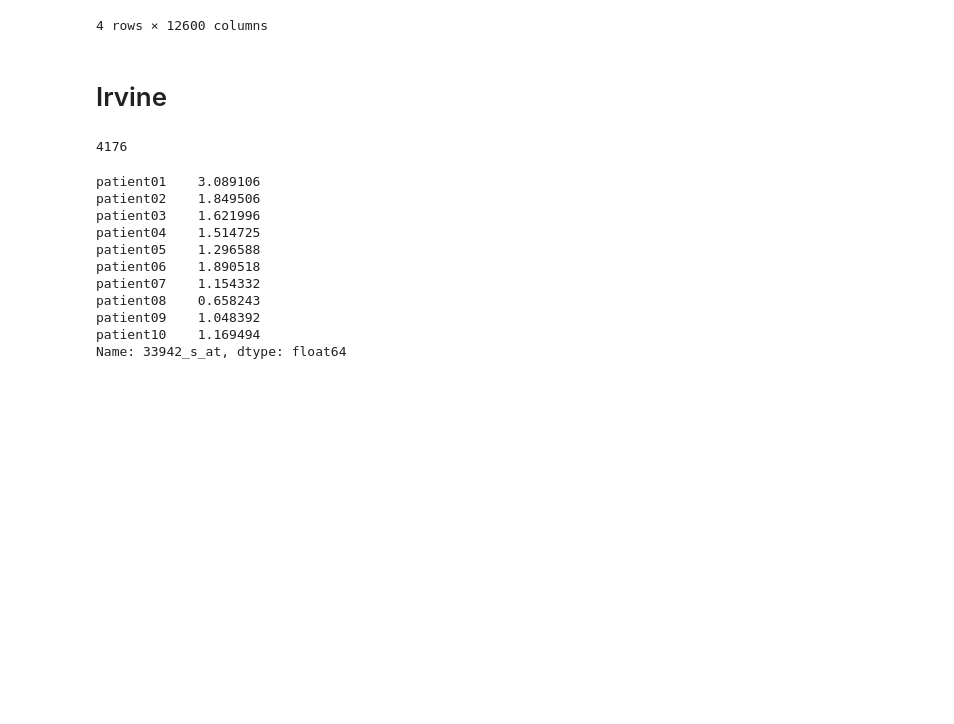
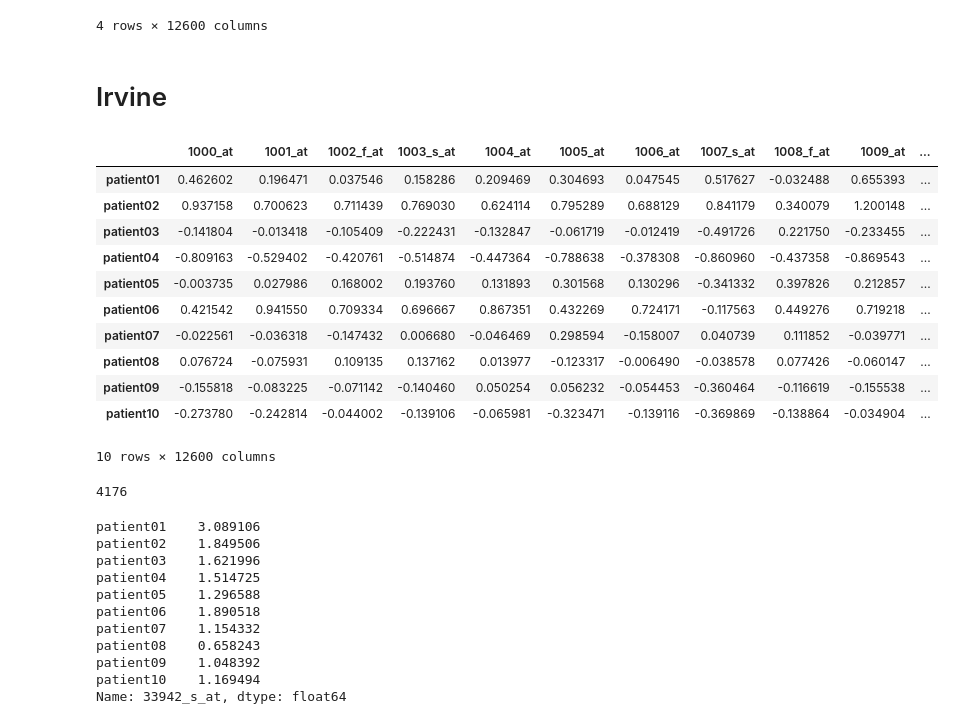
Before and after one commit to unique-subedi/604-gene-expression, a Jupyter notebook: Unique_gene_expression_master.ipynb, the cells around one changed output. Saved outputs shown, nothing was run; the diff lists cells and outputs as text; code cells hidden in the pictures; blank space fills up the shorter version.

```diff
--- a/Unique_gene_expression_master.ipynb
+++ b/Unique_gene_expression_master.ipynb
@@ -108,10 +108,23 @@ davis_diff
 # Irvine
 # %%
 irvine = expression[(expression.index.str[5] == 'I') & (expression.index.str[3] != 'c') ]
-irvine = irvine[~irvine.index.str[1].isin(['1', '2', '5', '6', '7', '9'])]
-davis_diff = davis.diff().iloc[1::2,:]
-davis_diff.index = "patient" + davis_diff.index.str[:2]
-davis_diff
+#irvine = irvine[~irvine.index.str[1].isin(['1', '2', '5', '6', '7', '9'])]
+irvine_diff = irvine.diff().iloc[1::2,:]
+irvine_diff.index = "patient" + irvine_diff.index.str[:2]
+irvine_diff
+# %% [output]
+|  | 1000_at | 1001_at | 1002_f_at | 1003_s_at | 1004_at | 1005_at | 1006_at | 1007_s_at | 1008_f_at | 1009_at | ... |
+| patient01 | 0.462602 | 0.196471 | 0.037546 | 0.158286 | 0.209469 | 0.304693 | 0.047545 | 0.517627 | -0.032488 | 0.655393 | ... |
+| patient02 | 0.937158 | 0.700623 | 0.711439 | 0.769030 | 0.624114 | 0.795289 | 0.688129 | 0.841179 | 0.340079 | 1.200148 | ... |
+| patient03 | -0.141804 | -0.013418 | -0.105409 | -0.222431 | -0.132847 | -0.061719 | -0.012419 | -0.491726 | 0.221750 | -0.233455 | ... |
+| patient04 | -0.809163 | -0.529402 | -0.420761 | -0.514874 | -0.447364 | -0.788638 | -0.378308 | -0.860960 | -0.437358 | -0.869543 | ... |
+| patient05 | -0.003735 | 0.027986 | 0.168002 | 0.193760 | 0.131893 | 0.301568 | 0.130296 | -0.341332 | 0.397826 | 0.212857 | ... |
+| patient06 | 0.421542 | 0.941550 | 0.709334 | 0.696667 | 0.867351 | 0.432269 | 0.724171 | -0.117563 | 0.449276 | 0.719218 | ... |
+| patient07 | -0.022561 | -0.036318 | -0.147432 | 0.006680 | -0.046469 | 0.298594 | -0.158007 | 0.040739 | 0.111852 | -0.039771 | ... |
+| patient08 | 0.076724 | -0.075931 | 0.109135 | 0.137162 | 0.013977 | -0.123317 | -0.006490 | -0.038578 | 0.077426 | -0.060147 | ... |
+| patient09 | -0.155818 | -0.083225 | -0.071142 | -0.140460 | 0.050254 | 0.056232 | -0.054453 | -0.360464 | -0.116619 | -0.155538 | ... |
+| patient10 | -0.273780 | -0.242814 | -0.044002 | -0.139106 | -0.065981 | -0.323471 | -0.139116 | -0.369869 | -0.138864 | -0.034904 | ... |
+10 rows × 12600 columns
 # %%
 (michigan_diff.loc['patient08']< 0).sum()
 # %% [output]
```
Also changed, not shown: parts of 5 cells of this notebook.
